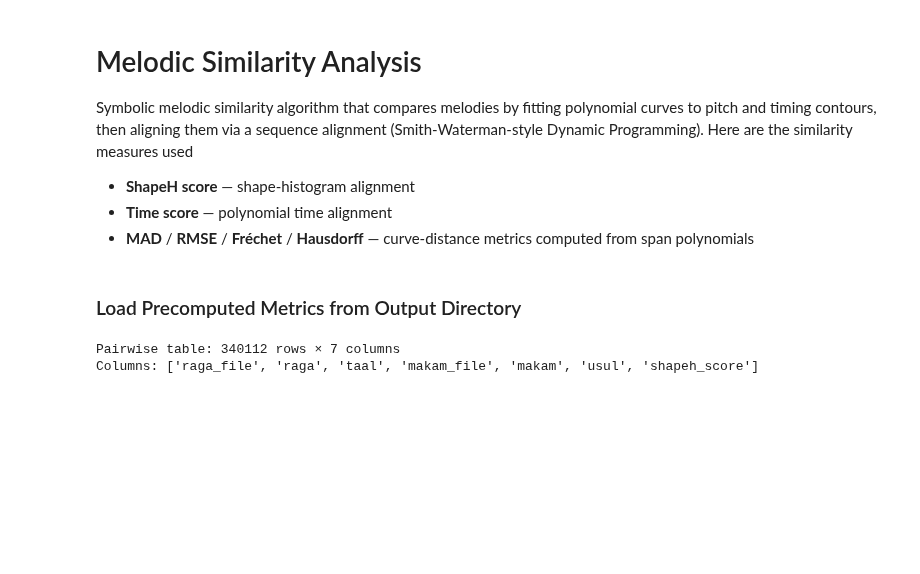
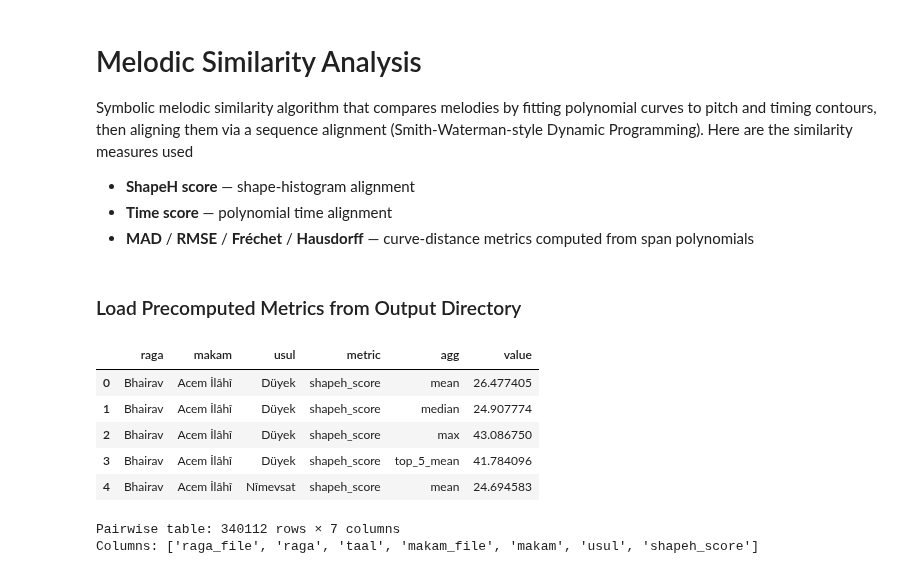
Before and after one commit to Sangarshanan/makam-and-ragas, a Jupyter notebook: phrase-similarity.ipynb, the cells around one changed output. Cells and saved outputs as stored; diff of their text form; code cells hidden in the pictures; blank space fills up the shorter version.

```diff
--- a/phrase-similarity.ipynb
+++ b/phrase-similarity.ipynb
@@ -46,6 +47,16 @@ MAKAM_DIR  = "datasets/makams"
 # %%
 PAIRWISE_CSV = "analysis/output/pairwise_similarity.csv"
 AGG_CSV      = "analysis/output/agg_similarity_by_raga_makam_usul.csv"
+# %%
+df_agg = pd.read_csv(AGG_CSV)
+df_agg.head()
+# %% [output]
+|  | raga | makam | usul | metric | agg | value |
+| 0 | Bhairav | Acem İlâhî | Düyek | shapeh_score | mean | 26.477405 |
+| 1 | Bhairav | Acem İlâhî | Düyek | shapeh_score | median | 24.907774 |
+| 2 | Bhairav | Acem İlâhî | Düyek | shapeh_score | max | 43.086750 |
+| 3 | Bhairav | Acem İlâhî | Düyek | shapeh_score | top_5_mean | 41.784096 |
+| 4 | Bhairav | Acem İlâhî | Nîmevsat | shapeh_score | mean | 24.694583 |
 # %%
 # Load pairwise CSV
 df_pair = pd.read_csv(PAIRWISE_CSV)
```
Also changed, not shown: parts of 5 cells of this notebook.
